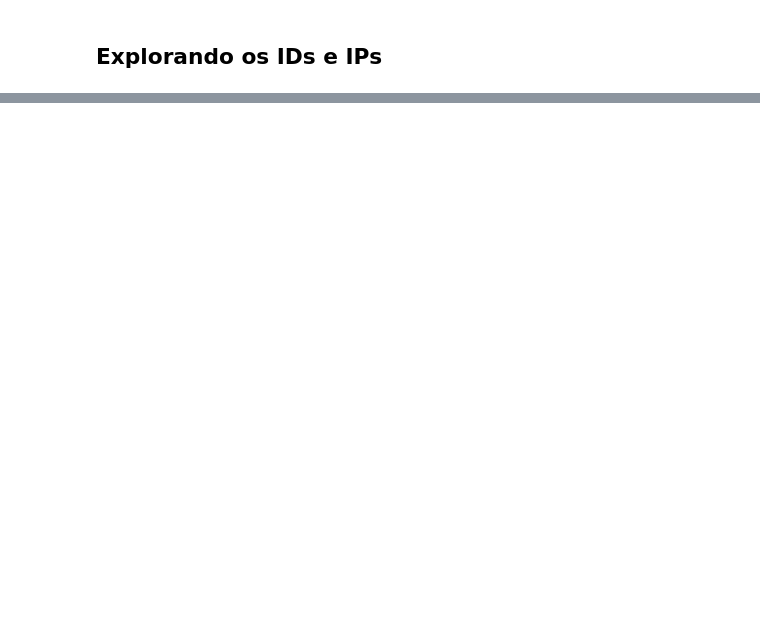
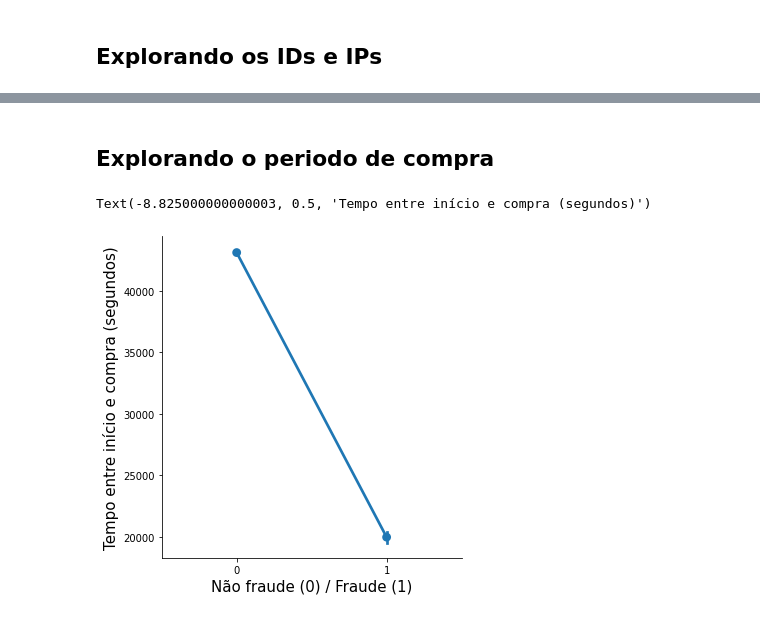
Before and after one commit to marcelogbrito/machine-learning-negocios, a Jupyter notebook: DeteccaoFraudes.ipynb, the cells around one changed output, grey strips where cells are left out. Drawn from its saved outputs; the diff is of its cells as text; code cells hidden in the pictures; blank space fills up the shorter version.

```diff
--- a/DeteccaoFraudes.ipynb
+++ b/DeteccaoFraudes.ipynb
@@ -286,0 +321,15 @@ tmp_df["id_por_ip"] = fraudes.ip.apply(lambda x: userid_count2[x])
+# %% [markdown]
+## Explorando o periodo de compra
+# %%
+#usando datetime para descobrir tempo decorrido entre o cadastro e a compra
+tmp_df["cadastro"] = fraudes.cadastro.apply(pd.to_datetime)
+tmp_df["compra"] = fraudes.compra.apply(pd.to_datetime)
+
+tmp_df["tempo"] = (tmp_df.compra - tmp_df.cadastro).apply(lambda x: x.seconds)
+# %%
+sns.factorplot(x="fraude", y="tempo", data=tmp_df)
+plt.xlabel("Não fraude (0) / Fraude (1)", fontsize=15)
+plt.ylabel("Tempo entre início e compra (segundos)", fontsize=15)
+# %% [output]
+Text(-8.825000000000003, 0.5, 'Tempo entre início e compra (segundos)')
+[figure, added]
```
Also changed, not shown: parts of 37 cells of this notebook.
